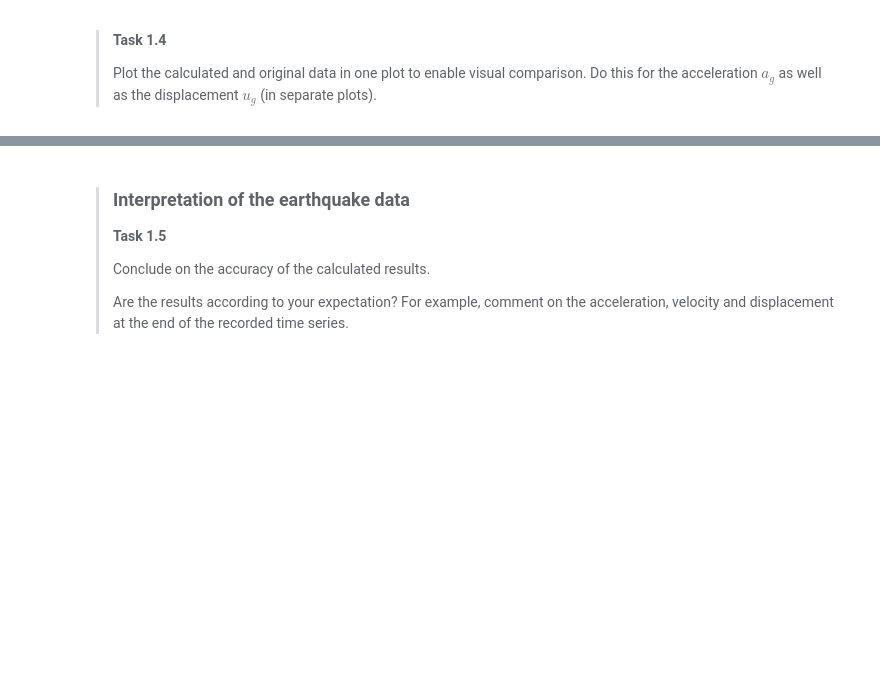
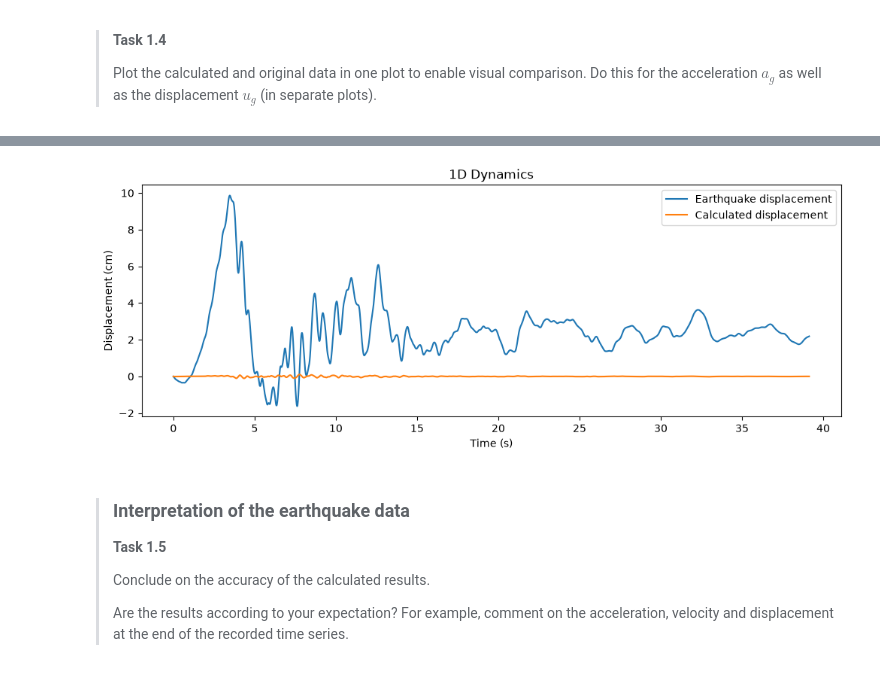
Before and after one commit to prajwalabc/GA1.2, a Jupyter notebook: 1Ddynamics.ipynb, the cells around one changed output, grey strips where cells are left out. Saved outputs shown, nothing was run; the diff lists cells and outputs as text; code cells hidden in the pictures; blank space fills up the shorter version.

```diff
--- a/1Ddynamics.ipynb
+++ b/1Ddynamics.ipynb
@@ -177,3 +192,16 @@ plt.show()
+# %%
+# Plotting ground displacement
+
+plt.figure(figsize=(12, 4))
+plt.plot(t,ug, label="Earthquake displacement")
+plt.plot(t,trapezoidal, label="Calculated displacement")
+plt.xlabel("Time (s)")
+plt.ylabel("Displacement (cm)")
+plt.title("1D Dynamics")
+plt.legend()
+plt.show()
+# %% [output]
+[figure, added]
 # %% [markdown]
 >### Interpretation of the earthquake data
 >
```
Also changed, not shown: parts of 5 cells of this notebook.
